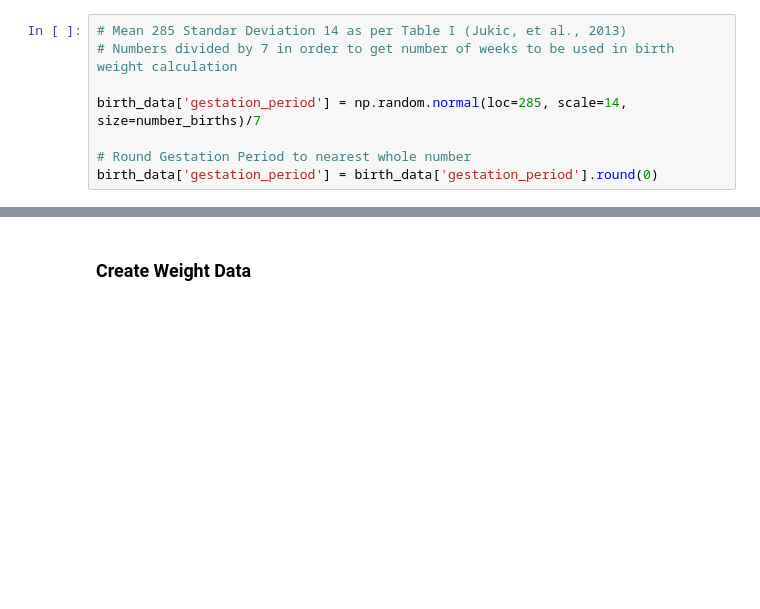
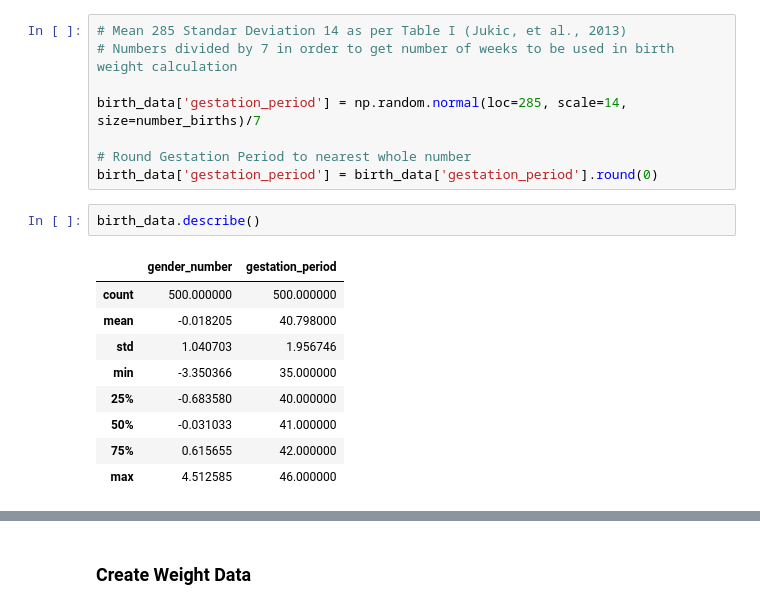
Before and after one commit to Dowline1/PFDA-Project-2019, a Jupyter notebook: PFDA-Project-2019.ipynb, the cells around one changed output, grey strips where cells are left out. Drawn from its saved outputs; the diff is of its cells as text; blank space fills up the shorter version.

```diff
--- a/PFDA-Project-2019.ipynb
+++ b/PFDA-Project-2019.ipynb
@@ -101,3 +103,15 @@ birth_data['gestation_period'] = np.random.normal(loc=285, scale=14, size=number
 
 # Round Gestation Period to nearest whole number
 birth_data['gestation_period'] = birth_data['gestation_period'].round(0)
+# %%
+birth_data.describe()
+# %% [output]
+|  | gender_number | gestation_period |
+| count | 500.000000 | 500.000000 |
+| mean | -0.018205 | 40.798000 |
+| std | 1.040703 | 1.956746 |
+| min | -3.350366 | 35.000000 |
+| 25% | -0.683580 | 40.000000 |
+| 50% | -0.031033 | 41.000000 |
+| 75% | 0.615655 | 42.000000 |
+| max | 4.512585 | 46.000000 |
```
Also changed, not shown: parts of 13 cells of this notebook, 2 other files.
